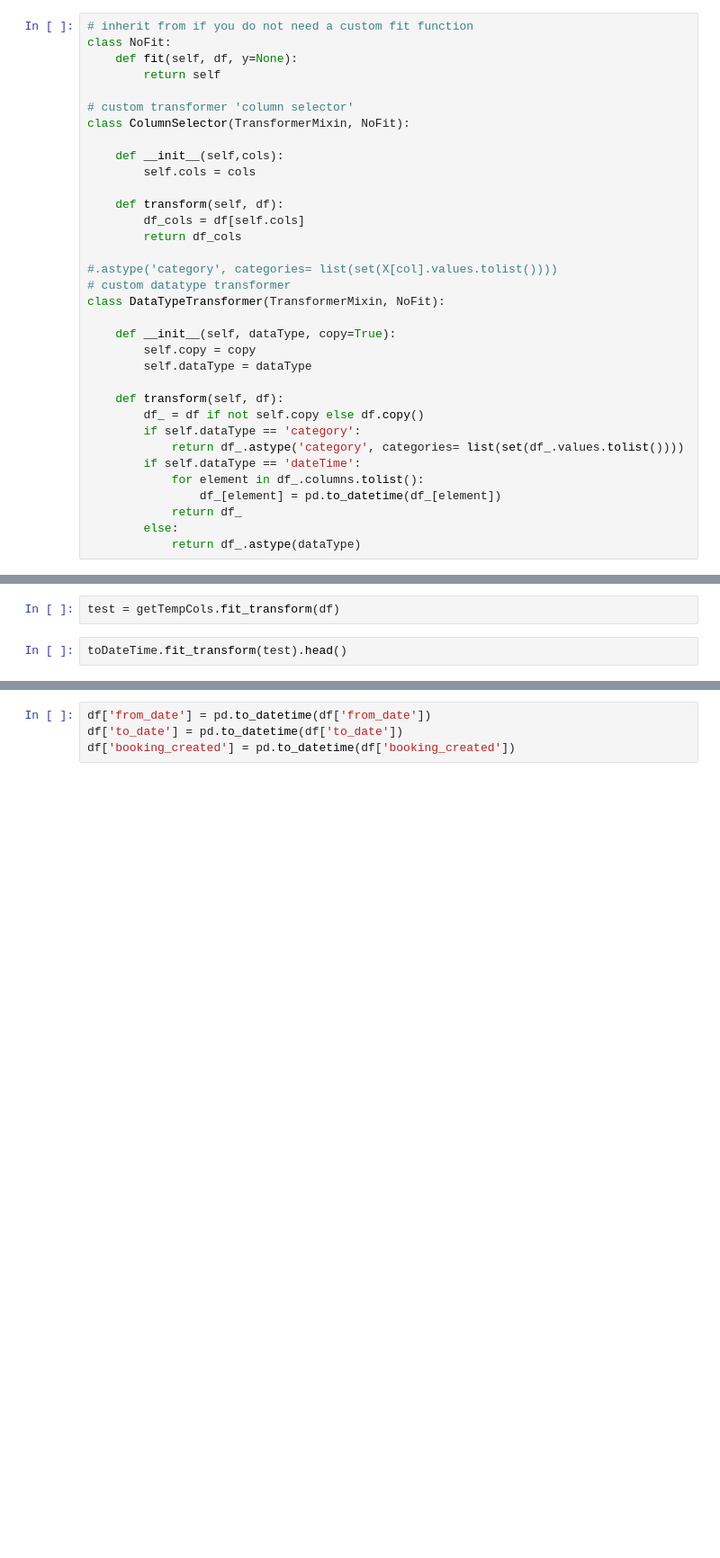
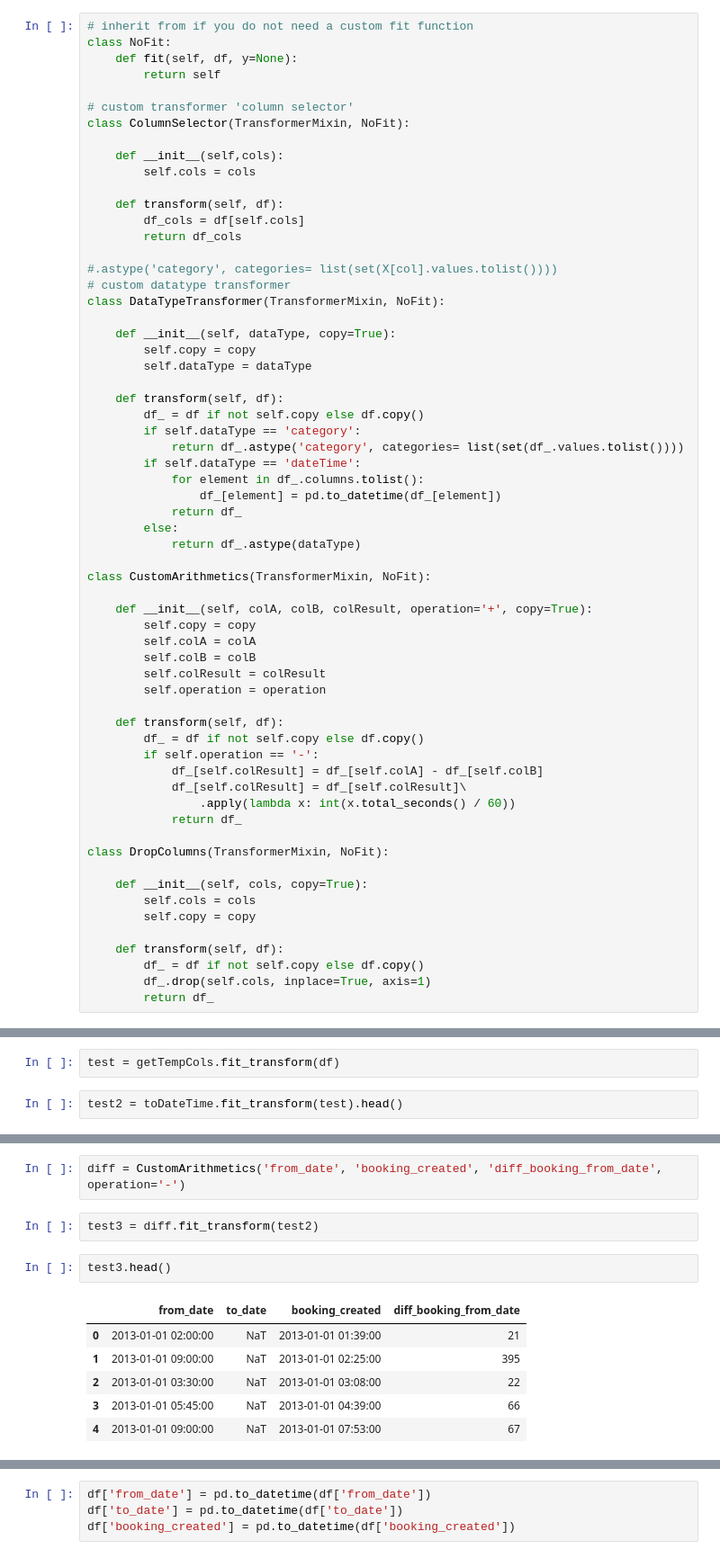
Before and after one commit to Jodahr/CabCancellation, a Jupyter notebook: CabCancellation.ipynb, the cells around one changed output, grey strips where cells are left out. Shown at 90% size. Drawn from its saved outputs; the diff is of its cells as text; blank space fills up the shorter version.

Commit message:
more transformers

```diff
--- a/CabCancellation.ipynb
+++ b/CabCancellation.ipynb
@@ -125,6 +126,34 @@ class DataTypeTransformer(TransformerMixin, NoFit):
             return df_
         else:
             return df_.astype(dataType)
+
+class CustomArithmetics(TransformerMixin, NoFit):
+
+    def __init__(self, colA, colB, colResult, operation='+', copy=True):
+        self.copy = copy
+        self.colA = colA
+        self.colB = colB
+        self.colResult = colResult
+        self.operation = operation
+
+    def transform(self, df):
+        df_ = df if not self.copy else df.copy()
+        if self.operation == '-':
+            df_[self.colResult] = df_[self.colA] - df_[self.colB]
+            df_[self.colResult] = df_[self.colResult]\
+                .apply(lambda x: int(x.total_seconds() / 60))
+            return df_
+
+class DropColumns(TransformerMixin, NoFit):
+
+    def __init__(self, cols, copy=True):
+        self.cols = cols
+        self.copy = copy
+
+    def transform(self, df):
+        df_ = df if not self.copy else df.copy()
+        df_.drop(self.cols, inplace=True, axis=1)
+        return df_
 # %%
 # test pipeline objects
 getTempCols = ColumnSelector(temp_features)
@@ -132,4 +161,4 @@ toDateTime = DataTypeTransformer('dateTime')
 # %%
 test = getTempCols.fit_transform(df)
 # %%
-toDateTime.fit_transform(test).head()
+test2 = toDateTime.fit_transform(test).head()
@@ -142,0 +165,13 @@ toDateTime.fit_transform(test).head()
+# %%
+diff = CustomArithmetics('from_date', 'booking_created', 'diff_booking_from_date', operation='-')
+# %%
+test3 = diff.fit_transform(test2)
+# %%
+test3.head()
+# %% [output]
+|  | from_date | to_date | booking_created | diff_booking_from_date |
+| 0 | 2013-01-01 02:00:00 | NaT | 2013-01-01 01:39:00 | 21 |
+| 1 | 2013-01-01 09:00:00 | NaT | 2013-01-01 02:25:00 | 395 |
+| 2 | 2013-01-01 03:30:00 | NaT | 2013-01-01 03:08:00 | 22 |
+| 3 | 2013-01-01 05:45:00 | NaT | 2013-01-01 04:39:00 | 66 |
+| 4 | 2013-01-01 09:00:00 | NaT | 2013-01-01 07:53:00 | 67 |
```
Also changed, not shown: parts of 5 cells of this notebook.
